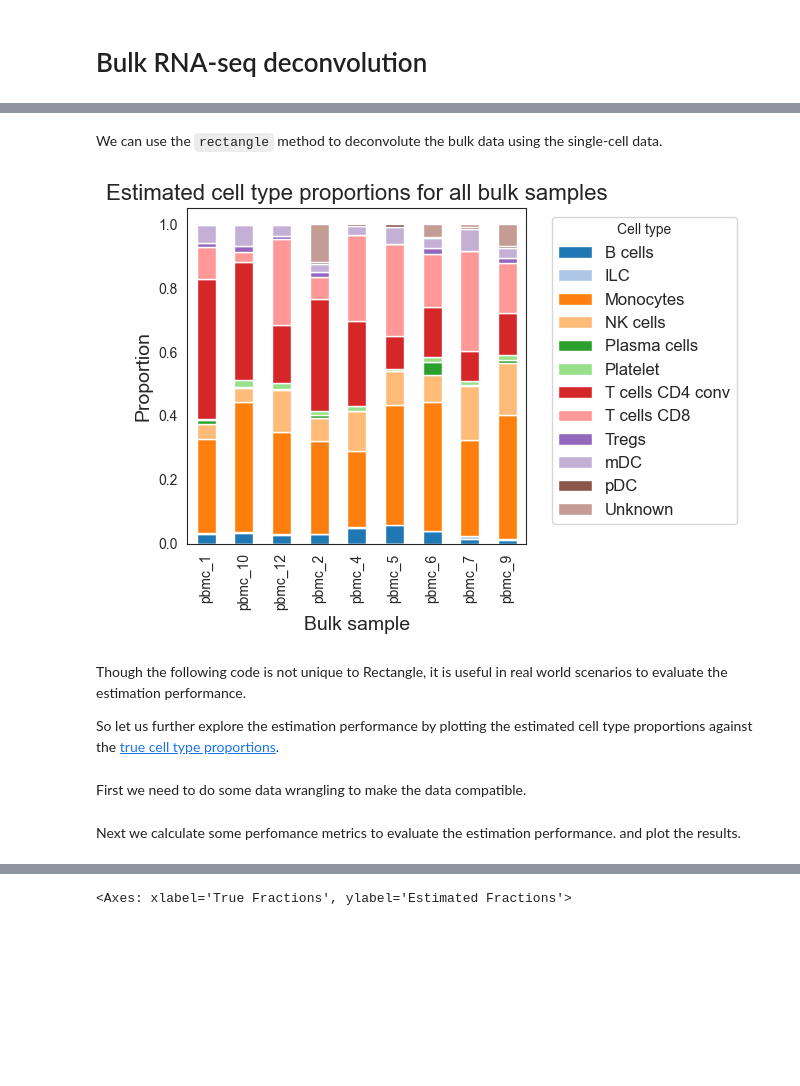
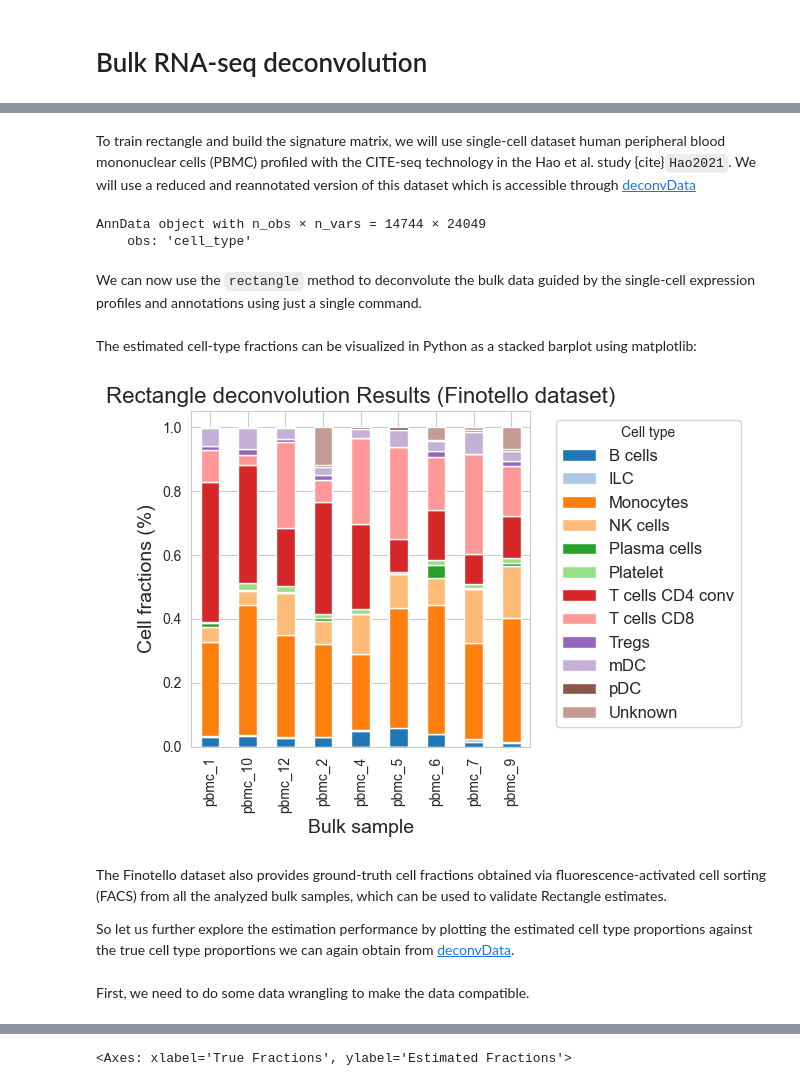
Before and after one commit to ComputationalBiomedicineGroup/Rectangle, a Jupyter notebook: docs/notebooks/example.ipynb, the cells around one changed output, grey strips where cells are left out. Drawn from its saved outputs; the diff is of its cells as text; code cells hidden in the pictures; blank space fills up the shorter version.

```diff
--- a/docs/notebooks/example.ipynb
+++ b/docs/notebooks/example.ipynb
@@ -123,0 +103,4 @@ AnnData object with n_obs × n_vars = 14744 × 24049
+# %%
+url = "https://figshare.com/ndownloader/files/44877523"
+bulks_fino = pd.read_csv(url, index_col=0)
+bulks_fino.T[['LYZ', 'CD14', 'FCGR3A', 'CD8A', 'CD3D']].head()
@@ -124,23 +114,35 @@ AnnData object with n_obs × n_vars = 14744 × 24049
+# %% [markdown]
+To train rectangle and build the signature matrix, we will use single-cell dataset human peripheral blood mononuclear cells (PBMC) profiled with the CITE-seq technology in the Hao et al. study {cite}`Hao2021`. We will use a reduced and reannotated version of this dataset which is accessible through [deconvData](https://figshare.com/articles/dataset/Training_sc/25348051?file=56063936)
+# %%
+# the files are originaly in an rds format,
+# we skip the conversion step here and load an AnnData object directly
+haoSub_adata = read_h5ad("../data/haoSub_adata.h5ad")
+haoSub_adata
+# %% [output]
+AnnData object with n_obs × n_vars = 14744 × 24049
+    obs: 'cell_type'
 # %% [markdown]
-We can use the `rectangle` method to deconvolute the bulk data using the single-cell data.
+We can now use the `rectangle` method to deconvolute the bulk data guided by the single-cell expression profiles and annotations using just a single command.
 # %%
 estimations, signature_result = rectangle.rectangle(haoSub_adata, bulks_fino.T)
+# %% [markdown]
+The estimated cell-type fractions can be visualized in Python as a stacked barplot using matplotlib:
 # %%
-
+import matplotlib.pyplot as plt
 
 fig, ax = plt.subplots()
 colors = plt.get_cmap('tab20').colors  # More distinct colors
 estimations.plot(kind='bar', stacked=True, ax=ax, color=colors)
-ax.set_title('Estimated cell type proportions for all bulk samples', fontsize=16)
-ax.set_ylabel('Proportion', fontsize=14)
+ax.set_title('Rectangle deconvolution Results (Finotello dataset)', fontsize=16)
+ax.set_ylabel('Cell fractions (%)', fontsize=14)
 ax.set_xlabel('Bulk sample', fontsize=14)
 ax.legend(title='Cell type', bbox_to_anchor=(1.05, 1), loc='upper left', fontsize=12)
 plt.tight_layout()
 plt.show()
 # %% [output]
-[figure, old version]
+[figure, new version]
 # %% [markdown]
-Though the following code is not unique to Rectangle, it is useful in real world scenarios to evaluate the estimation performance.
+The Finotello dataset also provides ground-truth cell fractions obtained via fluorescence-activated cell sorting (FACS) from all the analyzed bulk samples, which can be used to validate Rectangle estimates.
 
-So let us further explore the  estimation performance by plotting the estimated cell type proportions against the [true cell type proportions](https://figshare.com/articles/dataset/Validation_real/25347757?file=44877526).
+So let us further explore the  estimation performance by plotting the estimated cell type proportions against the true cell type proportions we can again obtain from [deconvData](https://figshare.com/articles/dataset/Validation_real/25347757?file=44877526).
 # %%
@@ -149,5 +152,5 @@ finotello_true = finotello_true.fillna(0)
 finotello_true.columns = ["NK cells", 'B cells', 'Tregs', 'mDC', 'Monocytes', 'Neutrophils', 'T cells CD8',
                          'T cells CD4 conv', 'Other']
 # %% [markdown]
-First we need to do some data wrangling to make the data compatible.
+First, we need to do some data wrangling to make the data compatible.
 # %%
@@ -170,6 +177,3 @@ true_m = true_m.sort_index(key=lambda x: x.str.lower())
 finotello_m = finotello_m.sort_index(key=lambda x: x.str.lower())
 
 evaluation_df = create_evaluation_df(true_m, finotello_m)
-# %% [markdown]
-Next we calculate some perfomance metrics to evaluate the estimation performance.
-and plot the results.
```
Also changed, not shown: parts of 18 cells of this notebook, 2 other files.
